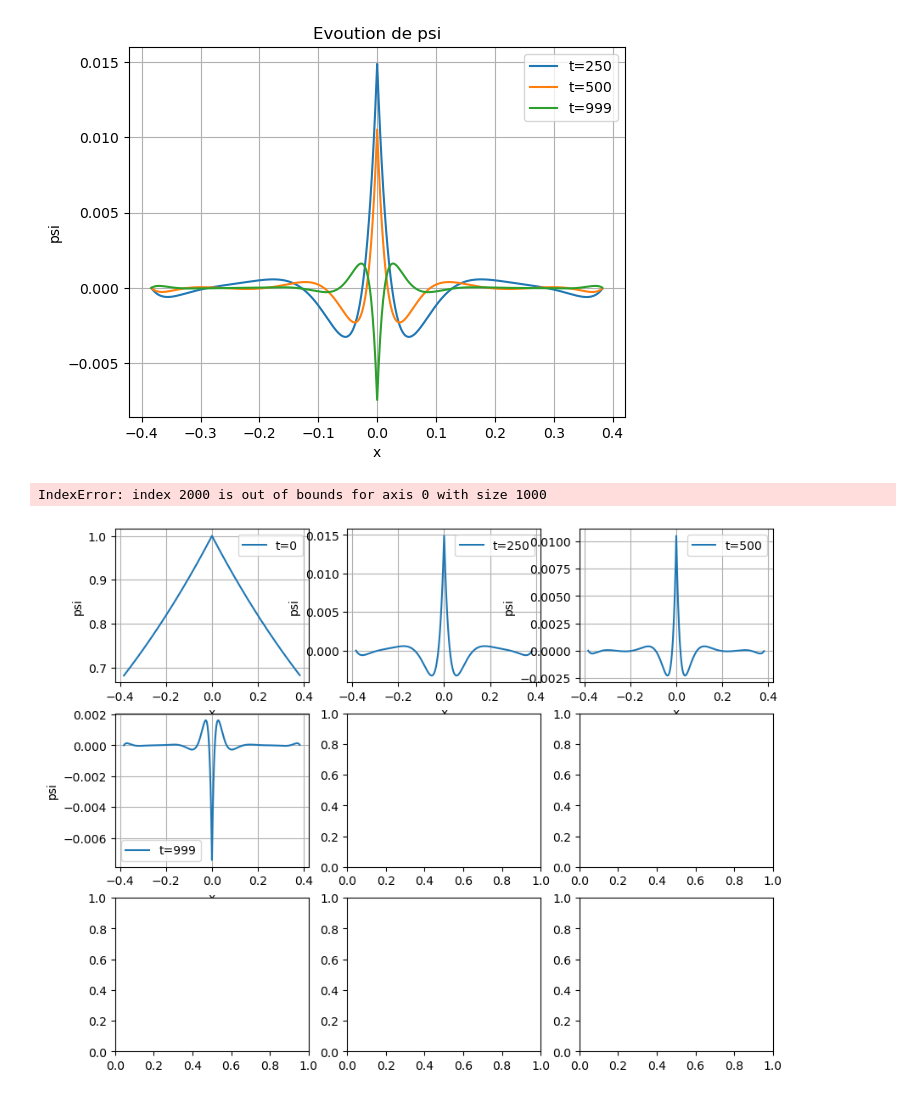
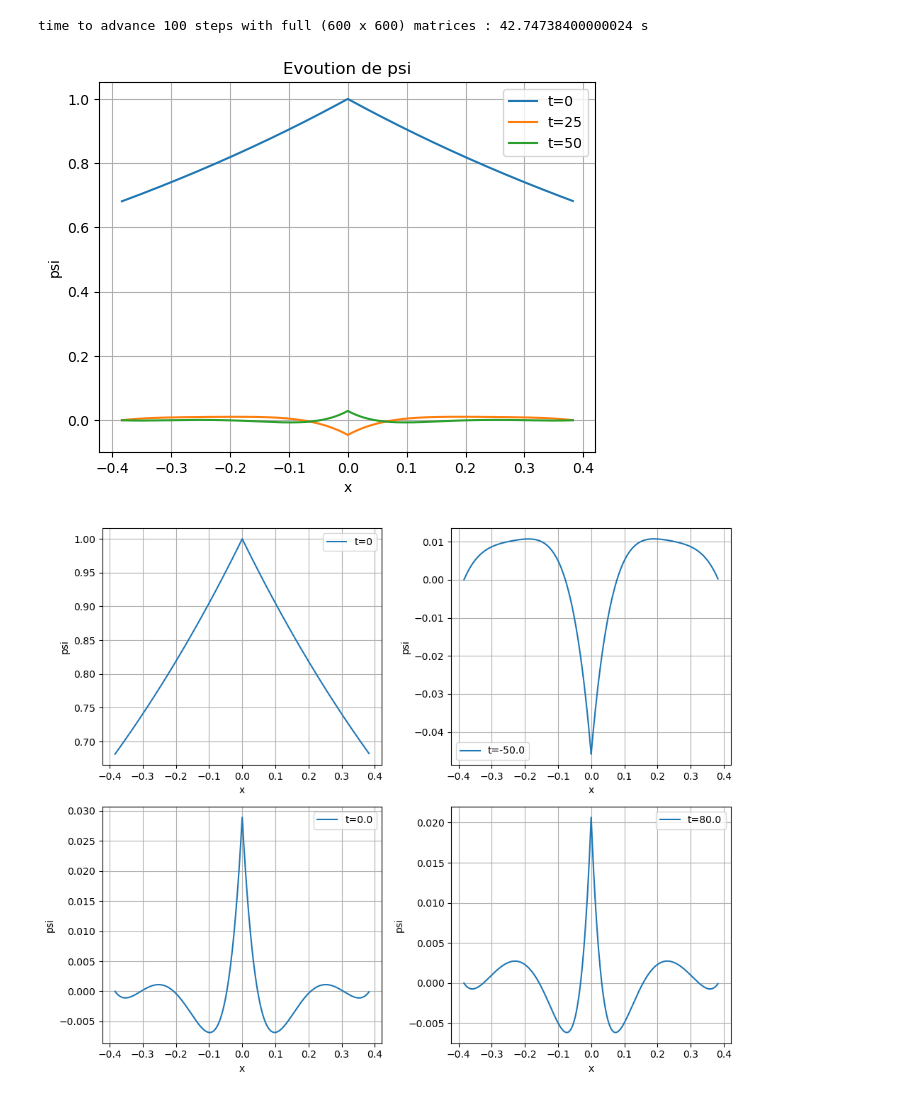
Before and after one commit to Volalex2000/HHG, a Jupyter notebook: Numerical resoluton of TDSE.ipynb, the cells around one changed output. Drawn from its saved outputs; the diff is of its cells as text; code cells hidden in the pictures.

```diff
--- a/Numerical resoluton of TDSE.ipynb
+++ b/Numerical resoluton of TDSE.ipynb
@@ -175,7 +175,7 @@ class CrankNicolson:
 
         psi = psi_init
         for k in range(self.n_t):
-            t = k*self.delta_t
+            t = self.t_min + k*self.delta_t
             self.psi_matrix[k,:] = psi
             fpsi = self.f(psi,t)
             if k==0: fpsi_old = fpsi
@@ -191,60 +191,60 @@ class CrankNicolson:
 
 #Création du solveur
 crank = CrankNicolson()
+
+
+#Def du champ laser simple
+
 param_single_pulse = pars_YanPengPhysRevA_78_033821()[0]
-#Def du champ laser simple
 Field_single_pulse = Field.Pulse(param_single_pulse)
 def Field_test(t):
-    return Field_single_pulse(t)
+    return Field_single_pulse(t,'Real')
+
 #Def du potentiel
+
 atom = Hydrogen()
 def Potentiel_test(x):
     return atom.soft_core_potential(x)
+
 # Those will not change
 l = ((1/(2*Field_single_pulse.w))**2)*0.5*Field_single_pulse.a
 x_min, x_max, nx = -l, l, 600
-t_min, t_max, nt = 0, 10000., 10000
+t_min, t_max, nt = -100, 100., 100
 
 #Paramétrisation du solveur
 crank.set_grid(x_min, x_max, nx, t_min, t_max, nt)
-
-
 X = crank.x_pts
-#Def de f
 def f(u,t):
     return Potentiel_test(X)*u - X*u*Field_test(t)
-
 crank.set_parameter(f)
-
-#Def de psi_init
-
 psi_init = atom.ground_state_wavefunction(X)
 # %%
 t1 = process_time()
 crank.solve(psi_init)
 t2 = process_time()
 print("time to advance %i steps with full (%i x %i) matrices :"%(nt,nx,nx), t2-t1, "s")
+# %% [output]
+time to advance 100 steps with full (600 x 600) matrices : 42.74738400000024 s
 # %%
 plt.figure()
-#plt.plot(X,crank.psi_matrix[0,:], label='t=0')
-plt.plot(X,crank.psi_matrix[250,:], label='t=250')
-plt.plot(X,crank.psi_matrix[500,:], label='t=500')
-plt.plot(X,crank.psi_matrix[999,:], label='t=999')
+plt.plot(X,crank.psi_matrix[0,:], label='t=0')
+plt.plot(X,crank.psi_matrix[25,:], label='t=25')
+plt.plot(X,crank.psi_matrix[50,:], label='t=50')
 plt.xlabel('x')
 plt.ylabel('psi')
 plt.grid()
 plt.legend()
 plt.title('Evoution de psi')
 plt.show()
 # %% [output]
-[figure, old version]
+[figure, new version]
 # %%
 # Créer une figure avec une disposition de 2 lignes et 2 colonnes
-fig, axs = plt.subplots(3, 3, figsize=(10, 8))
+fig, axs = plt.subplots(2, 2, figsize=(10, 8))
 
 # Liste des temps et des indices correspondants
-times = [0, 250, 500, 999, 2000, 3000, 4000, 7000, 9000]
-labels = ['t=0', 't=250', 't=500', 't=999', 't=2000','t=3000','t=4000','t=7000','t=9000']
+times = [0, 25, 50, 90]
+labels = ['t={}'.format(0), 't={}'.format(crank.t_min+25*crank.delta_t), 't={}'.format(crank.t_min+50*crank.delta_t), 't={}'.format(crank.t_min+90*crank.delta_t)]
 
 # Parcourir chaque sous-graphe
 for ax, t, label in zip(axs.flat, times, labels):
@@ -258,5 +258,4 @@ for ax, t, label in zip(axs.flat, times, labels):
 plt.tight_layout()
 plt.show()
 # %% [output]
-IndexError: index 2000 is out of bounds for axis 0 with size 1000
-[figure, old version]
+[figure, new version]
```
Also changed, not shown: parts of 1 cell of this notebook.
